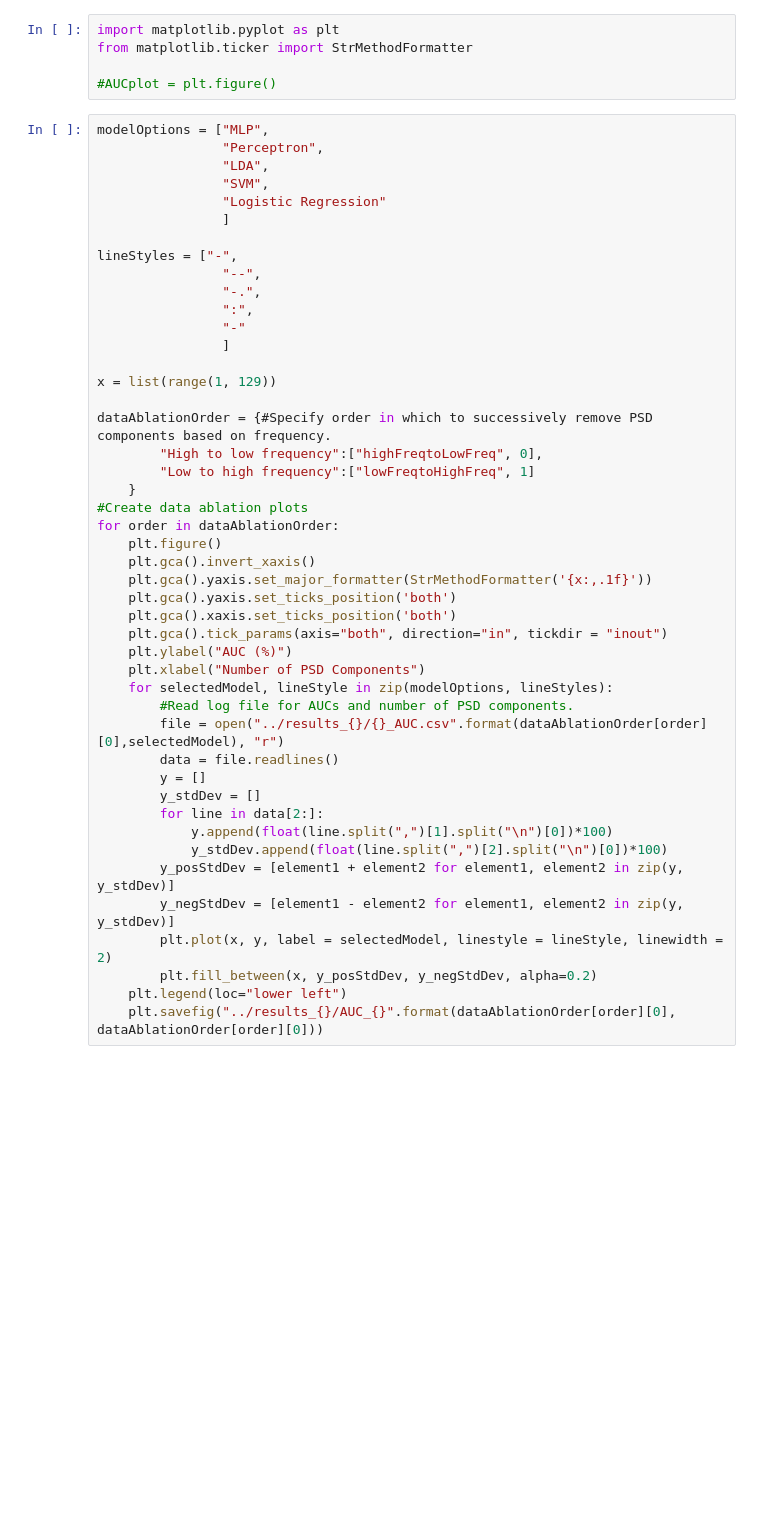
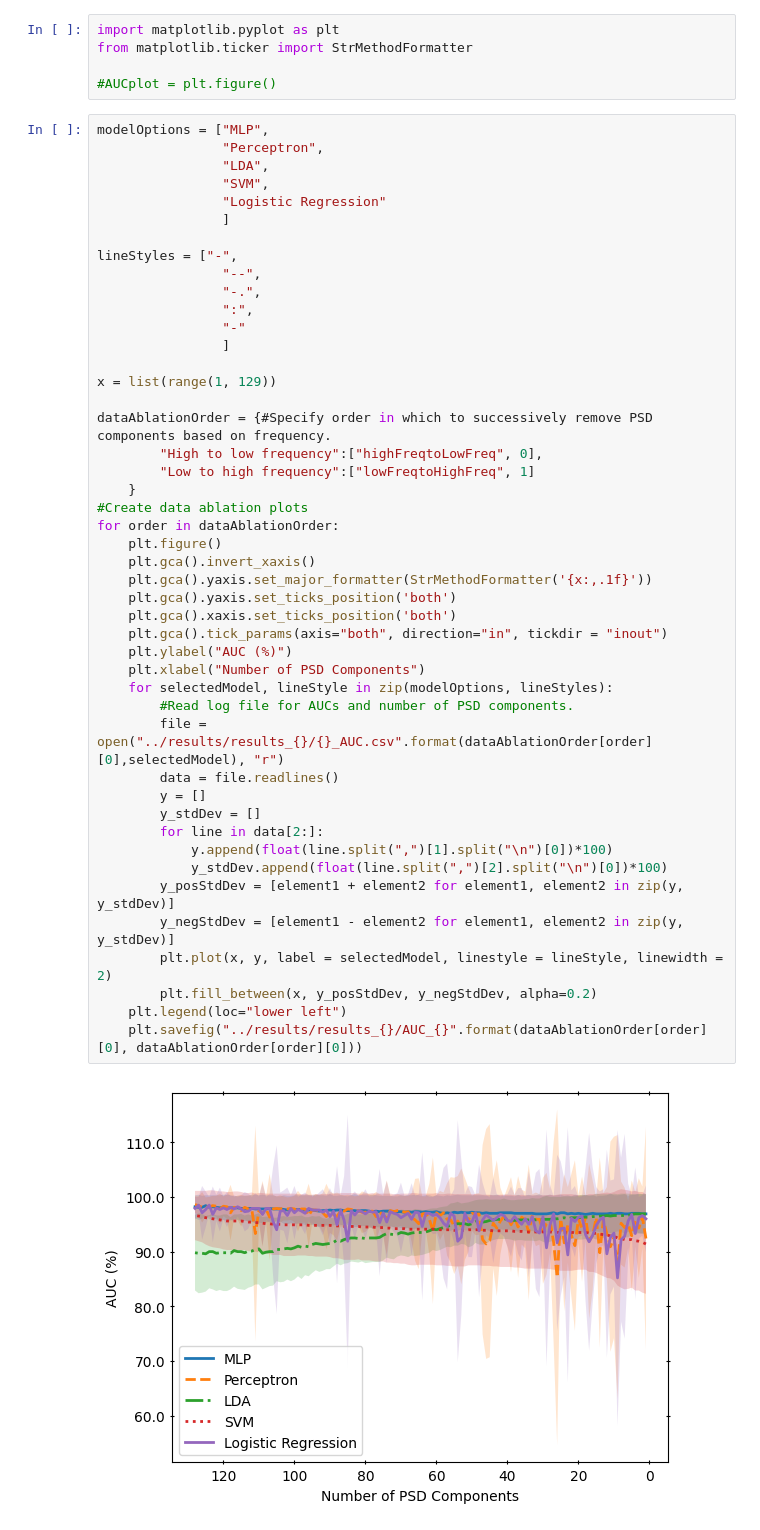
Before and after one commit to azukipan/emergencyBrakingEMG, a Jupyter notebook: code/Plots.ipynb, the cells around one changed output. Drawn from its saved outputs; the diff is of its cells as text; blank space fills up the shorter version.

```diff
--- a/code/Plots.ipynb
+++ b/code/Plots.ipynb
@@ -20,32 +20,34 @@ lineStyles = ["-",
 
 x = list(range(1, 129))
 
 dataAblationOrder = {#Specify order in which to successively remove PSD components based on frequency.
         "High to low frequency":["highFreqtoLowFreq", 0],
         "Low to high frequency":["lowFreqtoHighFreq", 1]
     }
 #Create data ablation plots
 for order in dataAblationOrder:
     plt.figure()
     plt.gca().invert_xaxis()
     plt.gca().yaxis.set_major_formatter(StrMethodFormatter('{x:,.1f}'))
     plt.gca().yaxis.set_ticks_position('both')
     plt.gca().xaxis.set_ticks_position('both')
     plt.gca().tick_params(axis="both", direction="in", tickdir = "inout")
     plt.ylabel("AUC (%)")
     plt.xlabel("Number of PSD Components")
     for selectedModel, lineStyle in zip(modelOptions, lineStyles):
         #Read log file for AUCs and number of PSD components.
-        file = open("../results_{}/{}_AUC.csv".format(dataAblationOrder[order][0],selectedModel), "r")
+        file = open("../results/results_{}/{}_AUC.csv".format(dataAblationOrder[order][0],selectedModel), "r")
         data = file.readlines()
         y = []
         y_stdDev = []
         for line in data[2:]:
             y.append(float(line.split(",")[1].split("\n")[0])*100)
             y_stdDev.append(float(line.split(",")[2].split("\n")[0])*100)
         y_posStdDev = [element1 + element2 for element1, element2 in zip(y, y_stdDev)]
         y_negStdDev = [element1 - element2 for element1, element2 in zip(y, y_stdDev)]
         plt.plot(x, y, label = selectedModel, linestyle = lineStyle, linewidth = 2)
         plt.fill_between(x, y_posStdDev, y_negStdDev, alpha=0.2)
     plt.legend(loc="lower left")
-    plt.savefig("../results_{}/AUC_{}".format(dataAblationOrder[order][0], dataAblationOrder[order][0]))
+    plt.savefig("../results/results_{}/AUC_{}".format(dataAblationOrder[order][0], dataAblationOrder[order][0]))
+# %% [output]
+[figure, added]
```
Also changed, not shown: parts of 3 cells of this notebook, 15 other files.
